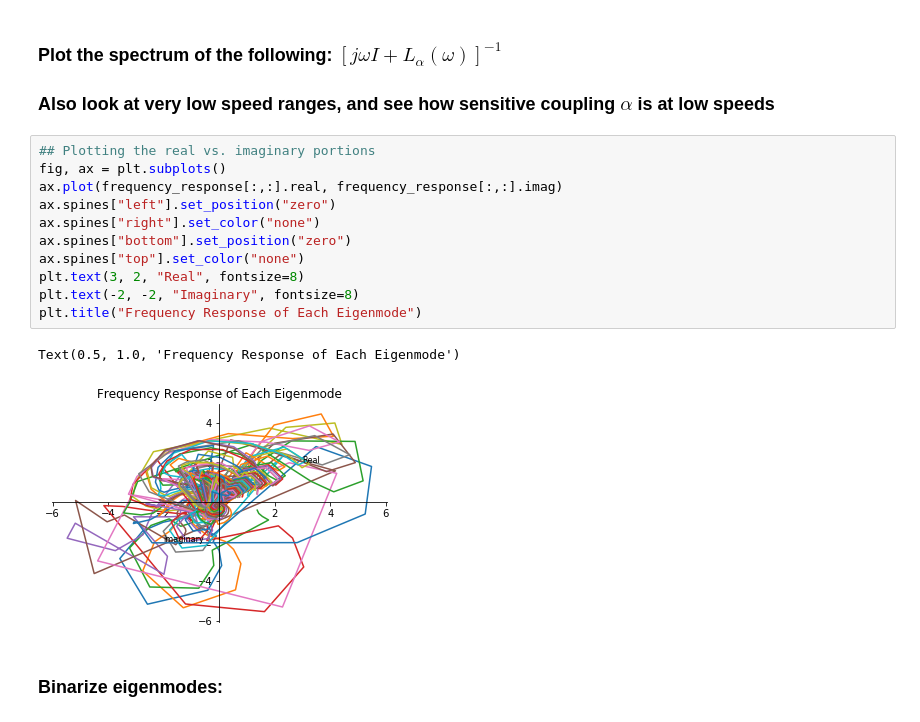
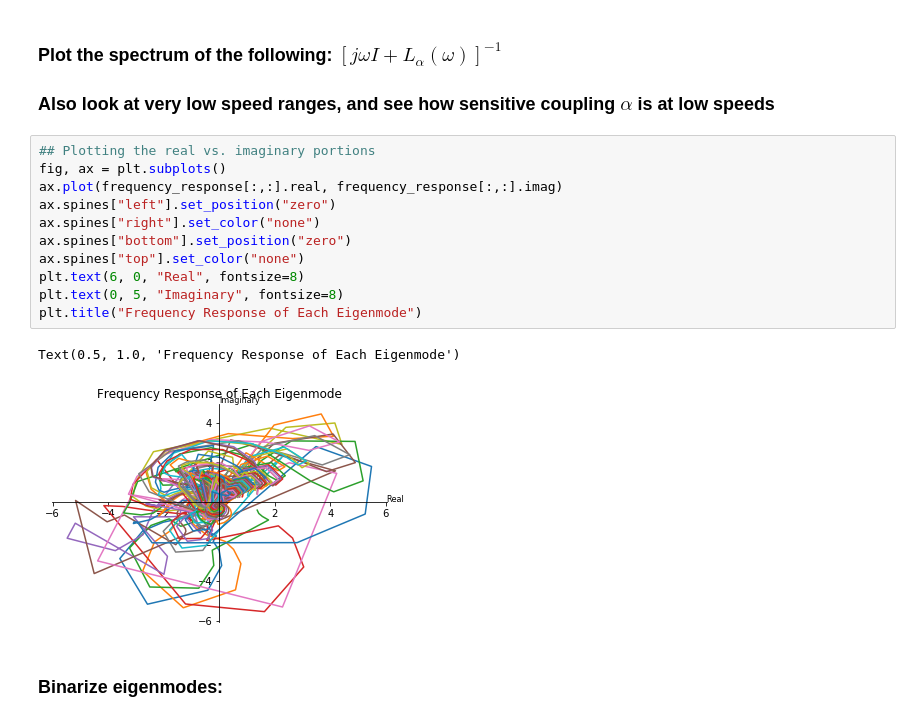
Before and after one commit to Raj-Lab-UCSF/spectrome, a Jupyter notebook: spectrome/notebooks/complex_laplacian/HCP_eigenmodes.ipynb, the cells around one changed output. Saved outputs shown, nothing was run; the diff lists cells and outputs as text.

```diff
--- a/spectrome/notebooks/complex_laplacian/HCP_eigenmodes.ipynb
+++ b/spectrome/notebooks/complex_laplacian/HCP_eigenmodes.ipynb
@@ -311,17 +309,17 @@ ax5.title.set_text("alpha = {}".format(default_params["alpha"]))
 # %%
 ## Plotting the real vs. imaginary portions
 fig, ax = plt.subplots()
 ax.plot(frequency_response[:,:].real, frequency_response[:,:].imag)
 ax.spines["left"].set_position("zero")
 ax.spines["right"].set_color("none")
 ax.spines["bottom"].set_position("zero")
 ax.spines["top"].set_color("none")
-plt.text(3, 2, "Real", fontsize=8)
-plt.text(-2, -2, "Imaginary", fontsize=8)
+plt.text(6, 0, "Real", fontsize=8)
+plt.text(0, 5, "Imaginary", fontsize=8)
 plt.title("Frequency Response of Each Eigenmode")
 # %% [output]
 Text(0.5, 1.0, 'Frequency Response of Each Eigenmode')
-[figure, old version]
+[figure, new version]
 # %% [markdown]
 ### Binarize eigenmodes:
 # %%
```
Also changed, not shown: parts of 9 cells of this notebook, 3 other files.
